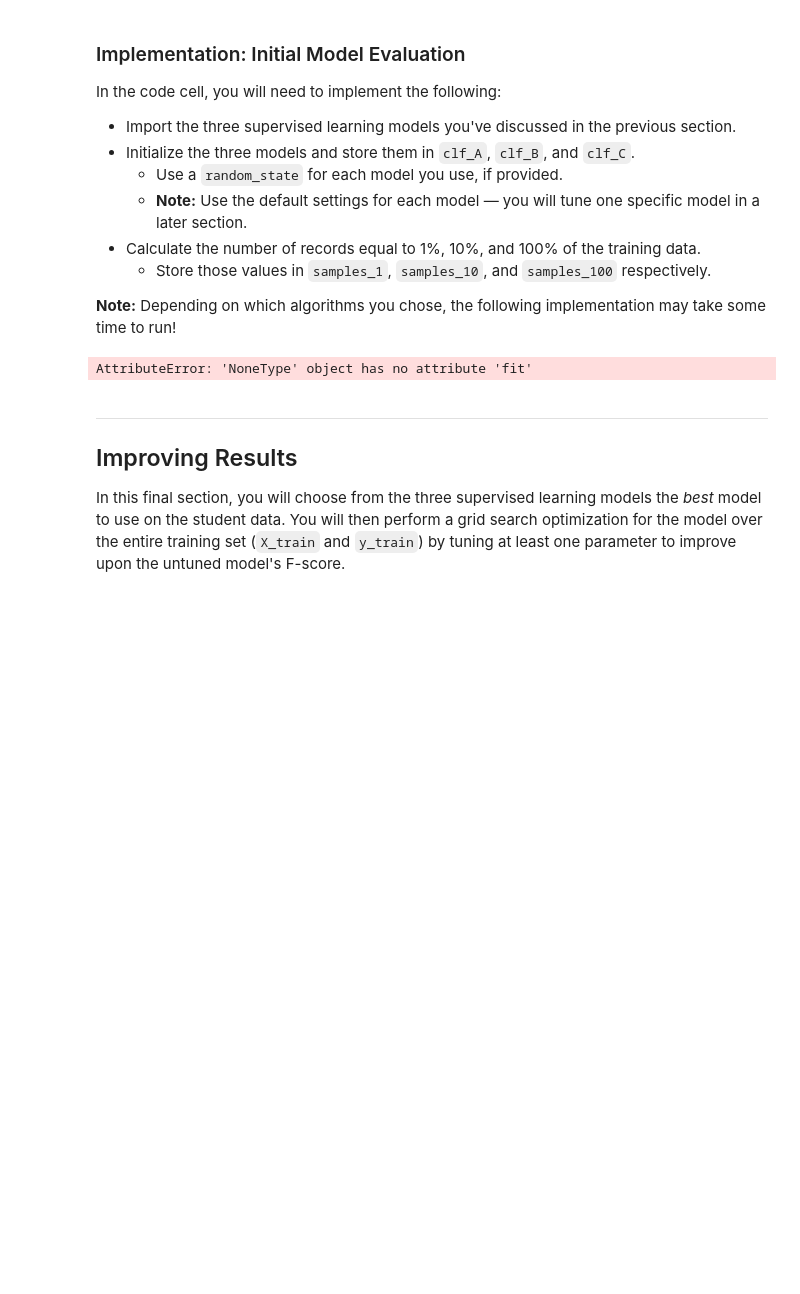
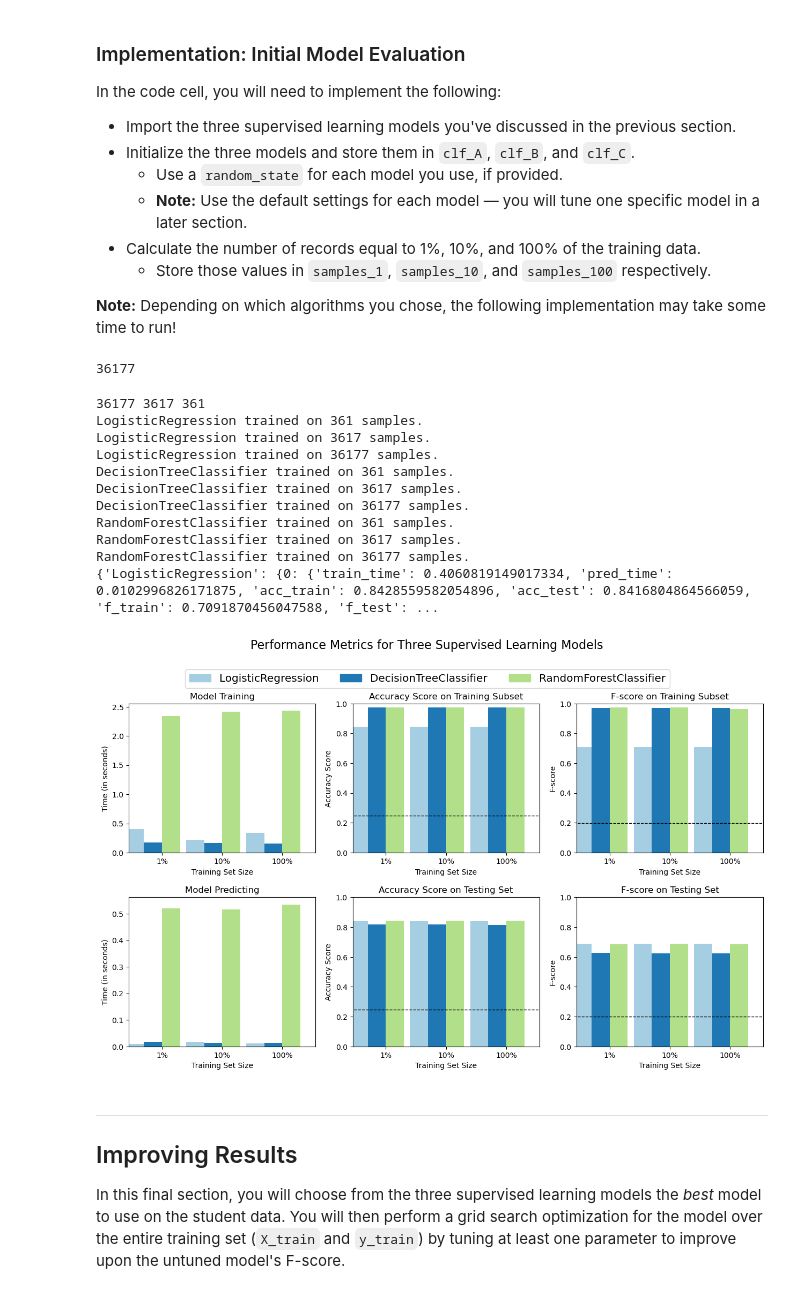
Before and after one commit to rolly9992/U_py_nano_project1, a Jupyter notebook: finding_donors.ipynb, the cells around one changed output. Saved outputs shown, nothing was run; the diff lists cells and outputs as text; code cells hidden in the pictures; blank space fills up the shorter version.

```diff
--- a/finding_donors.ipynb
+++ b/finding_donors.ipynb
@@ -316,12 +338,12 @@ print("Naive Predictor: [Accuracy score: {:.4f}, F-score: {:.4f}]".format(accura
 0.2478439697492371
 Naive Predictor: [Accuracy score: 0.2478, F-score: 0.1986]
 # %%
-#TODO refactor... using a perceptron to test if separable
-from sklearn.linear_model import Perceptron
-clf = Perceptron(random_state=0)
-clf.fit(X_train, y_train)
-print('train score:',clf.score(X_train, y_train))
-y_pred=clf.predict(X_test)
-print('test score:',clf.score(X_test,y_pred))
+# #TODO refactor... using a perceptron to test if separable
+# from sklearn.linear_model import Perceptron
+# clf = Perceptron(random_state=0)
+# clf.fit(X_train, y_train)
+# print('train score:',clf.score(X_train, y_train))
+# y_pred=clf.predict(X_test)
+# print('test score:',clf.score(X_test,y_pred))
 
 #X_train, X_test, y_train, y_test
@@ -454,29 +487,56 @@ In the code cell, you will need to implement the following:
+# %%
+len(y_train)
+# %% [output]
+36177
 # %%
 # TODO: Import the three supervised learning models from sklearn
+import sys
+from sklearn.linear_model import LogisticRegression
+from sklearn.tree import DecisionTreeClassifier
+from sklearn.ensemble import RandomForestClassifier
+from sklearn import svm
 
 # TODO: Initialize the three models
-clf_A = None
-clf_B = None
-clf_C = None
+clf_A = LogisticRegression()
+clf_B = DecisionTreeClassifier()
+clf_C = RandomForestClassifier()
+#clf_C = svm.SVC()
+
 
 # TODO: Calculate the number of samples for 1%, 10%, and 100% of the training data
 # HINT: samples_100 is the entire training set i.e. len(y_train)
 # HINT: samples_10 is 10% of samples_100 (ensure to set the count of the values to be `int` and not `float`)
 # HINT: samples_1 is 1% of samples_100 (ensure to set the count of the values to be `int` and not `float`)
-samples_100 = None
-samples_10 = None
-samples_1 = None
+samples_100 = len(y_train)
+samples_10 = int(len(y_train)*.1)
+samples_1 = int(len(y_train)*.01)
+print(samples_100,samples_10,samples_1)
+
 
 # Collect results on the learners
 results = {}
 for clf in [clf_A, clf_B, clf_C]:
     clf_name = clf.__class__.__name__
     results[clf_name] = {}
+
     for i, samples in enumerate([samples_1, samples_10, samples_100]):
         results[clf_name][i] = \
         train_predict(clf, samples, X_train, y_train, X_test, y_test)
 
 # Run metrics visualization for the three supervised learning models chosen
+#print(results)
+#print('\n\n',accuracy, fscore)
 vs.evaluate(results, accuracy, fscore)
 # %% [output]
-AttributeError: 'NoneType' object has no attribute 'fit'
+36177 3617 361
+LogisticRegression trained on 361 samples.
+LogisticRegression trained on 3617 samples.
+LogisticRegression trained on 36177 samples.
+DecisionTreeClassifier trained on 361 samples.
+DecisionTreeClassifier trained on 3617 samples.
+DecisionTreeClassifier trained on 36177 samples.
+RandomForestClassifier trained on 361 samples.
+RandomForestClassifier trained on 3617 samples.
+RandomForestClassifier trained on 36177 samples.
+{'LogisticRegression': {0: {'train_time': 0.4060819149017334, 'pred_time': 0.0102996826171875, 'acc_train': 0.8428559582054896, 'acc_test': 0.8416804864566059, 'f_train': 0.7091870456047588, 'f_test': ...
+[figure, added]
```
Also changed, not shown: parts of 7 cells of this notebook, 6 other files.
